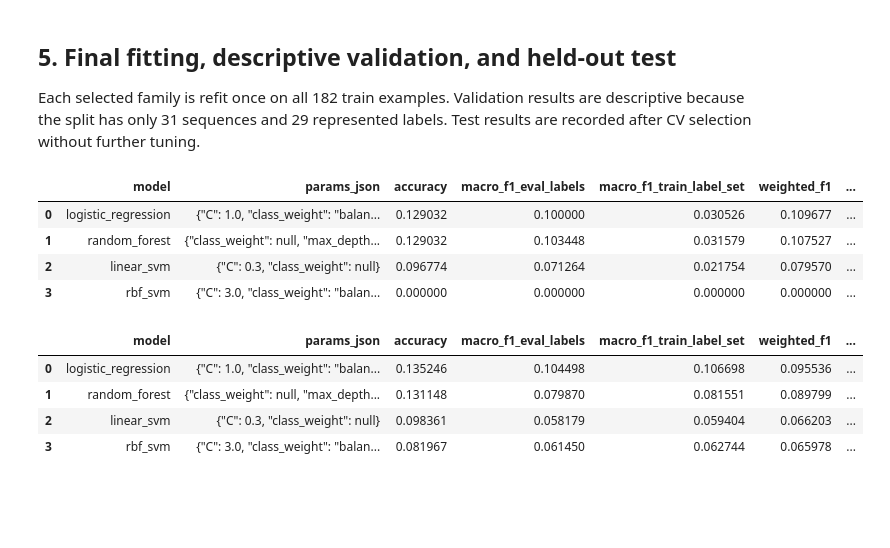
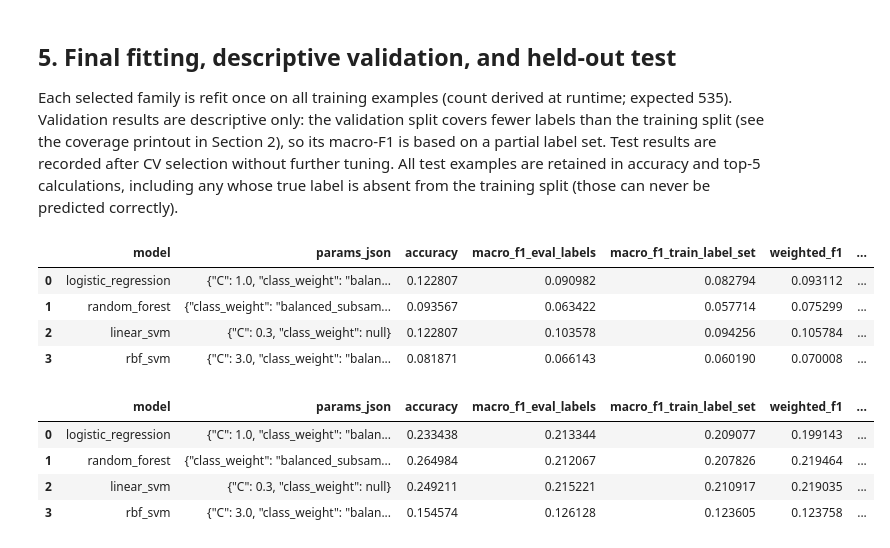
Before and after one commit to sarthak19ok/sign-language-recognition, a Jupyter notebook: sign-language-recognition/notebooks/06_classical_ml_baselines.ipynb, the cells around one changed output. Cells and saved outputs as stored; diff of their text form; code cells hidden in the pictures; blank space fills up the shorter version.

```diff
--- a/sign-language-recognition/notebooks/06_classical_ml_baselines.ipynb
+++ b/sign-language-recognition/notebooks/06_classical_ml_baselines.ipynb
@@ -79,7 +170,7 @@ def scores(model,X,y,training_labels=ALL_TRAIN_LABELS):
     k=min(5,raw.shape[1]); top=classes[np.argsort(raw,axis=1)[:,-k:]]
     top5=np.mean([truth in choices for truth,choices in zip(y,top)])
     eval_labels=np.unique(y); unseen=sorted(set(y)-set(classes))
-    return {'accuracy':accuracy_score(y,pred),'macro_f1_eval_labels':f1_score(y,pred,labels=eval_labels,average='macro',zero_division=0),'macro_f1_train_label_set':f1_score(y,pred,labels=training_labels,average='macro',zero_division=0),'weighted_f1':f1_score(y,pred,average='weighted',zero_division=0),'balanced_accuracy':balanced_accuracy_score(y,pred),'top5_accuracy':top5,'n_samples':len(y),'n_eval_classes':len(eval_labels),'n_train_classes':len(classes),'unseen_eval_labels':len(unseen)},pred,top
+    return {'accuracy':accuracy_score(y,pred),'macro_f1_eval_labels':f1_score(y,pred,labels=eval_labels,average='macro',zero_division=0),'macro_f1_train_label_set':f1_score(y,pred,labels=training_labels,average='macro',zero_division=0),'weighted_f1':f1_score(y,pred,average='weighted',zero_division=0),'balanced_accuracy':balanced_accuracy_score(y,pred),'top5_accuracy':top5,'n_samples':len(y),'n_eval_classes':len(eval_labels),'n_train_classes':len(classes),'unseen_eval_labels':len(unseen),'n_samples_unseen_true_label':int(sum(t not in set(classes) for t in y)),'n_train_label_set_zero_support':int(len(set(training_labels)-set(eval_labels)))},pred,top
 def preprocess(scale=True):
     steps=[('imputer',SimpleImputer(strategy='median',add_indicator=True))]
     if scale: steps.append(('scaler',StandardScaler()))
@@ -96,10 +187,13 @@ def make_model(name,p):
     if name=='linear_svm': return Pipeline(preprocess()+[('model',LinearSVC(random_state=RANDOM_SEED,dual='auto',max_iter=5000,**p))])
     if name=='rbf_svm': return Pipeline(preprocess()+[('model',SVC(kernel='rbf',**p))])
     raise KeyError(name)
-cv=GroupKFold(n_splits=N_SPLITS); folds=list(cv.split(X_train,y_train,g_train))
+assert len(ALL_TRAIN_LABELS)==len(train_label_set)
+cv=GroupKFold(n_splits=N_SPLITS); folds=list(cv.split(X_train,y_train,g_train))  # training data only; groups = signer IDs
+assert sum(len(va) for _,va in folds)==len(X_train)
 fold_audit=[]
 for i,(tr,va) in enumerate(folds):
-    fold_audit.append({'fold':i,'train_samples':len(tr),'eval_samples':len(va),'train_signers':len(set(g_train[tr])),'eval_signers':len(set(g_train[va])),'train_classes':len(set(y_train[tr])),'eval_classes':len(set(y_train[va])),'eval_labels_absent_from_fold_train':len(set(y_train[va])-set(y_train[tr]))})
+    assert not (set(g_train[tr])&set(g_train[va])), 'signer leakage between CV train and eval portions'
+    fold_audit.append({'fold':i,'train_samples':len(tr),'eval_samples':len(va),'train_signers':len(set(g_train[tr])),'eval_signers':len(set(g_train[va])),'train_classes':len(set(y_train[tr])),'eval_classes':len(set(y_train[va])),'eval_labels_absent_from_fold_train':len(set(y_train[va])-set(y_train[tr])),'train_label_set_zero_support_in_eval':len(ALL_TRAIN_LABELS)-len(set(y_train[va])),'train_labels_missing_from_fold_train':len(ALL_TRAIN_LABELS)-len(set(y_train[tr]))})
 fold_audit=pd.DataFrame(fold_audit); display(fold_audit)
 # %% [output]
 |  | fold | train_samples | eval_samples | train_signers | eval_signers | train_classes | eval_classes | ... |
@@ -118,10 +212,19 @@ for name,candidates in estimator_specs().items():
             model=make_model(name,params); start=time.perf_counter(); model.fit(X_train[tr],y_train[tr]); fit_seconds=time.perf_counter()-start
             metric,_,_=scores(model,X_train[va],y_train[va]); cv_rows.append({'model':name,'candidate_id':candidate_id,'params_json':json.dumps(params,sort_keys=True),'fold':fold,'fit_seconds':fit_seconds,**metric})
 cv_detail=pd.DataFrame(cv_rows); cv_detail.to_csv(REPORTS/'grouped_cv_fold_metrics.csv',index=False)
-cv_summary=cv_detail.groupby(['model','candidate_id','params_json']).agg(accuracy_mean=('accuracy','mean'),accuracy_std=('accuracy','std'),macro_f1_mean=('macro_f1_eval_labels','mean'),macro_f1_std=('macro_f1_eval_labels','std'),top5_mean=('top5_accuracy','mean'),top5_std=('top5_accuracy','std'),fit_seconds_mean=('fit_seconds','mean')).reset_index()
-cv_summary=cv_summary.sort_values(['macro_f1_mean','accuracy_mean'],ascending=False); cv_summary.to_csv(REPORTS/'grouped_cv_summary.csv',index=False); display(cv_summary)
+fold_audit.to_csv(REPORTS/'grouped_cv_fold_audit.csv',index=False)
+cv_summary=cv_detail.groupby(['model','candidate_id','params_json']).agg(
+    macro_f1_train_label_set_mean=('macro_f1_train_label_set','mean'),macro_f1_train_label_set_std=('macro_f1_train_label_set','std'),
+    accuracy_mean=('accuracy','mean'),accuracy_std=('accuracy','std'),
+    macro_f1_eval_labels_mean=('macro_f1_eval_labels','mean'),macro_f1_eval_labels_std=('macro_f1_eval_labels','std'),
+    top5_mean=('top5_accuracy','mean'),top5_std=('top5_accuracy','std'),fit_seconds_mean=('fit_seconds','mean')).reset_index()
+# Selection rule: macro_f1_train_label_set_mean (desc), then accuracy_mean (desc); deterministic final fallback.
+cv_summary['_f1_key']=cv_summary.macro_f1_train_label_set_mean.round(12); cv_summary['_acc_key']=cv_summary.accuracy_mean.round(12)
+cv_summary=cv_summary.sort_values(['_f1_key','_acc_key','model','candidate_id'],ascending=[False,False,True,True]).drop(columns=['_f1_key','_acc_key']).reset_index(drop=True)
+cv_summary.insert(0,'selection_rank',range(1,len(cv_summary)+1))
+cv_summary.to_csv(REPORTS/'grouped_cv_summary.csv',index=False); display(cv_summary)
 best_params={}
 for name in estimator_specs():
     best=cv_summary.loc[cv_summary.model.eq(name)].iloc[0]; best_params[name]=json.loads(best.params_json)
-print(best_params)
+print('selection metric:',SELECTION_METRIC,'| tie-break:',SELECTION_TIEBREAK); print(best_params)
 # %% [output]
@@ -139,34 +242,37 @@ print(best_params)
 # %% [markdown]
 ## 5. Final fitting, descriptive validation, and held-out test
 
-Each selected family is refit once on all 182 train examples. Validation results are descriptive because the split has only 31 sequences and 29 represented labels. Test results are recorded after CV selection without further tuning.
+Each selected family is refit once on all training examples (count derived at runtime; expected 535). Validation results are descriptive only: the validation split covers fewer labels than the training split (see the coverage printout in Section 2), so its macro-F1 is based on a partial label set. Test results are recorded after CV selection without further tuning. All test examples are retained in accuracy and top-5 calculations, including any whose true label is absent from the training split (those can never be predicted correctly).
 # %%
+train_label_set=set(y_train)
 final_models={}; validation_rows=[]; test_rows=[]; prediction_rows=[]; efficiency=[]
 for name,params in best_params.items():
     model=make_model(name,params); start=time.perf_counter(); model.fit(X_train,y_train); train_seconds=time.perf_counter()-start
     final_models[name]=model; joblib.dump(model,MODELS/f'{name}.joblib')
     for split,X,y,ids,collector in [('val',X_val,y_val,id_val,validation_rows),('test',X_test,y_test,id_test,test_rows)]:
         metric,pred,top=scores(model,X,y); collector.append({'model':name,'params_json':json.dumps(params,sort_keys=True),**metric})
-        for vid,true,guess,ranked in zip(ids,y,pred,top): prediction_rows.append({'model':name,'split':split,'video_id':vid,'true_gloss':true,'predicted_gloss':guess,'correct':bool(true==guess),'top5_predictions':json.dumps(ranked.tolist()),'label_unseen_in_train':bool(true not in set(y_train))})
+        for vid,true,guess,ranked in zip(ids,y,pred,top): prediction_rows.append({'model':name,'split':split,'video_id':vid,'true_gloss':true,'predicted_gloss':guess,'correct':bool(true==guess),'top5_predictions':json.dumps(ranked.tolist()),'label_unseen_in_train':bool(true not in train_label_set)})
     # repeated batch inference, excluding load/plot time
     timings=[]
     for _ in range(10):
         t=time.perf_counter(); model.predict(X_test); timings.append(time.perf_counter()-t)
     file_mb=(MODELS/f'{name}.joblib').stat().st_size/1e6
     core=model.named_steps['model']; complexity=(getattr(core,'n_estimators',None) or getattr(core,'coef_',np.empty((0,))).size or getattr(core,'support_',np.empty(0)).size)
     efficiency.append({'model':name,'train_seconds':train_seconds,'test_batch_latency_mean_seconds':float(np.mean(timings)),'test_batch_latency_median_seconds':float(np.median(timings)),'latency_ms_per_sample':float(np.median(timings)*1000/len(X_test)),'model_size_mb':file_mb,'complexity_proxy':int(complexity)})
 validation=pd.DataFrame(validation_rows); test=pd.DataFrame(test_rows); predictions=pd.DataFrame(prediction_rows); efficiency=pd.DataFrame(efficiency)
 validation.to_csv(REPORTS/'validation_metrics_descriptive.csv',index=False); test.to_csv(REPORTS/'test_metrics_held_out.csv',index=False); predictions.to_csv(REPORTS/'predictions.csv',index=False); efficiency.to_csv(REPORTS/'efficiency.csv',index=False)
+assert (validation.n_samples==len(y_val)).all() and (test.n_samples==len(y_test)).all()  # no test/val example is discarded
+assert len(y_test)==split_counts['test'] and len(y_val)==split_counts['val']
 display(validation); display(test); display(efficiency)
 # %% [output]
 |  | model | params_json | accuracy | macro_f1_eval_labels | macro_f1_train_label_set | weighted_f1 | ... |
-| 0 | logistic_regression | {"C": 1.0, "class_weight": "balan... | 0.129032 | 0.100000 | 0.030526 | 0.109677 | ... |
-| 1 | random_forest | {"class_weight": null, "max_depth... | 0.129032 | 0.103448 | 0.031579 | 0.107527 | ... |
-| 2 | linear_svm | {"C": 0.3, "class_weight": null} | 0.096774 | 0.071264 | 0.021754 | 0.079570 | ... |
-| 3 | rbf_svm | {"C": 3.0, "class_weight": "balan... | 0.000000 | 0.000000 | 0.000000 | 0.000000 | ... |
+| 0 | logistic_regression | {"C": 1.0, "class_weight": "balan... | 0.122807 | 0.090982 | 0.082794 | 0.093112 | ... |
+| 1 | random_forest | {"class_weight": "balanced_subsam... | 0.093567 | 0.063422 | 0.057714 | 0.075299 | ... |
+| 2 | linear_svm | {"C": 0.3, "class_weight": null} | 0.122807 | 0.103578 | 0.094256 | 0.105784 | ... |
+| 3 | rbf_svm | {"C": 3.0, "class_weight": "balan... | 0.081871 | 0.066143 | 0.060190 | 0.070008 | ... |
 |  | model | params_json | accuracy | macro_f1_eval_labels | macro_f1_train_label_set | weighted_f1 | ... |
-| 0 | logistic_regression | {"C": 1.0, "class_weight": "balan... | 0.135246 | 0.104498 | 0.106698 | 0.095536 | ... |
-| 1 | random_forest | {"class_weight": null, "max_depth... | 0.131148 | 0.079870 | 0.081551 | 0.089799 | ... |
-| 2 | linear_svm | {"C": 0.3, "class_weight": null} | 0.098361 | 0.058179 | 0.059404 | 0.066203 | ... |
-| 3 | rbf_svm | {"C": 3.0, "class_weight": "balan... | 0.081967 | 0.061450 | 0.062744 | 0.065978 | ... |
+| 0 | logistic_regression | {"C": 1.0, "class_weight": "balan... | 0.233438 | 0.213344 | 0.209077 | 0.199143 | ... |
+| 1 | random_forest | {"class_weight": "balanced_subsam... | 0.264984 | 0.212067 | 0.207826 | 0.219464 | ... |
+| 2 | linear_svm | {"C": 0.3, "class_weight": null} | 0.249211 | 0.215221 | 0.210917 | 0.219035 | ... |
+| 3 | rbf_svm | {"C": 3.0, "class_weight": "balan... | 0.154574 | 0.126128 | 0.123605 | 0.123758 | ... |
 |  | model | train_seconds | test_batch_latency_mean_seconds | test_batch_latency_median_seconds | latency_ms_per_sample | ... |
```
Also changed, not shown: parts of 16 cells of this notebook, 5 other files.
